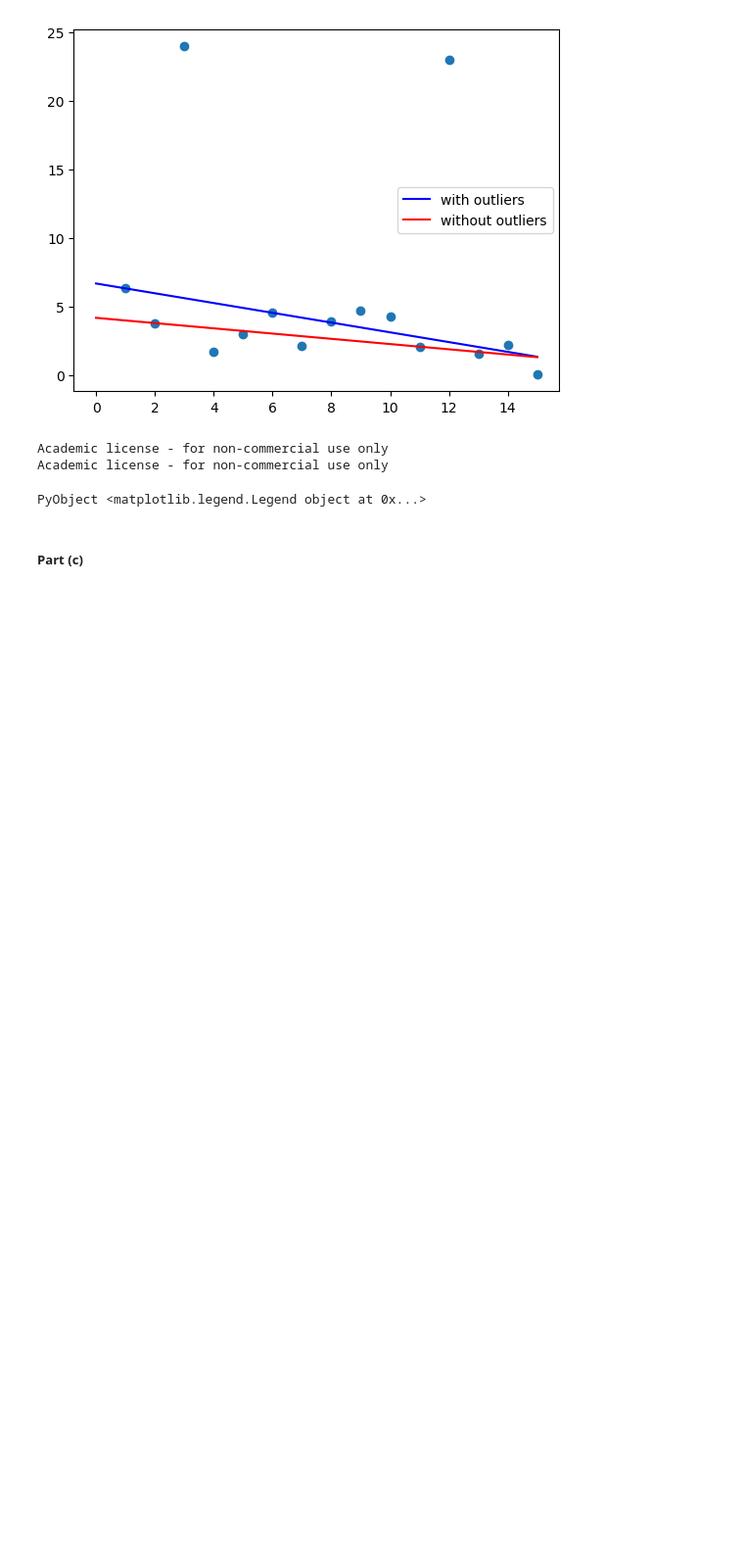
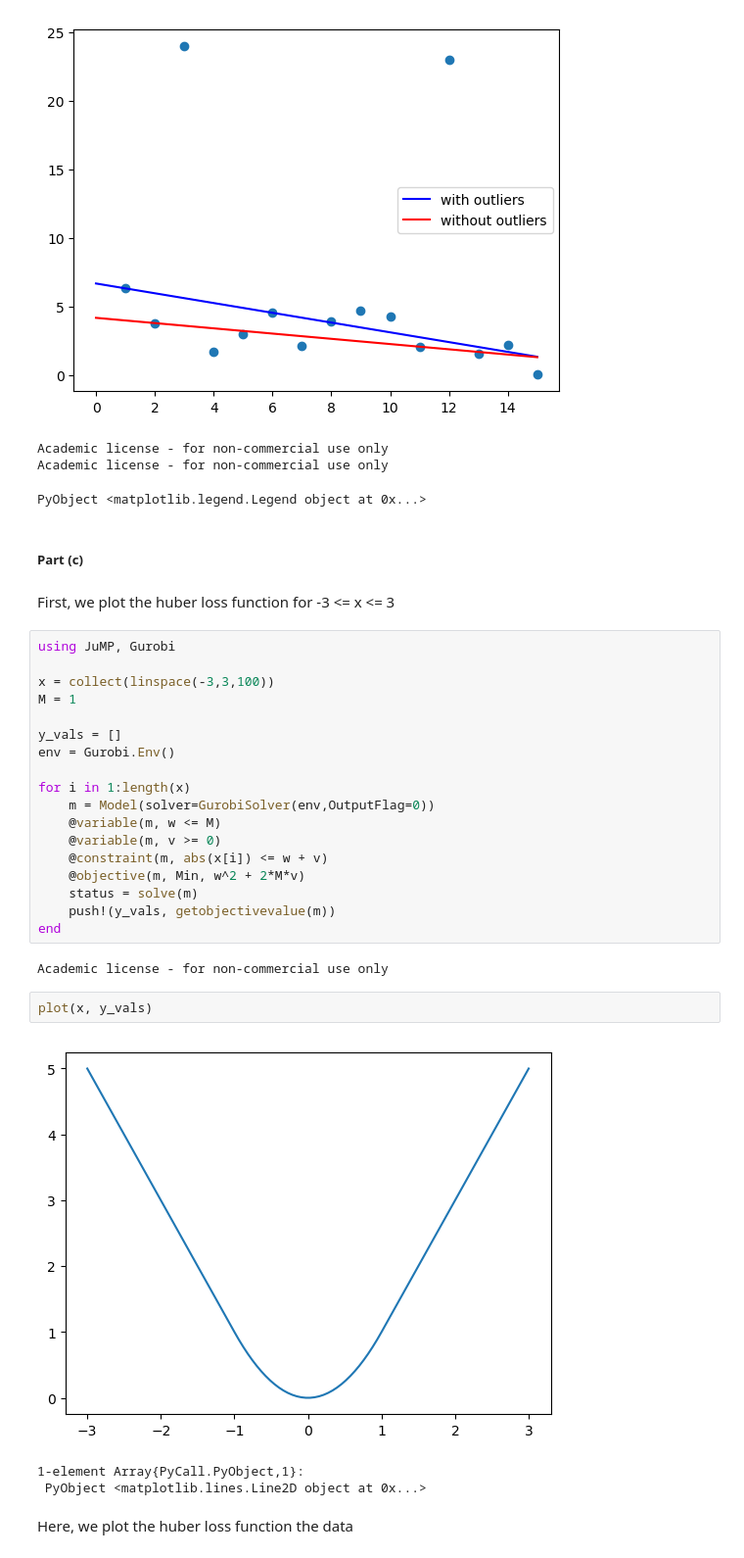
Before and after one commit to TurbulentCupcake/CS524Homeworks, a Jupyter notebook: Homework 7.ipynb, the cells around one changed output. Shown at 98% size. Drawn from its saved outputs; the diff is of its cells as text; blank space fills up the shorter version.

```diff
--- a/Homework 7.ipynb
+++ b/Homework 7.ipynb
@@ -189,3 +188,33 @@ Academic license - for non-commercial use only
 PyObject <matplotlib.legend.Legend object at 0x...>
 # %% [markdown]
 ##### Part (c)
+# %% [markdown]
+First, we plot the huber loss function for -3 <= x <= 3
+# %%
+using JuMP, Gurobi
+
+x = collect(linspace(-3,3,100))
+M = 1
+
+y_vals = []
+env = Gurobi.Env()
+
+for i in 1:length(x)
+    m = Model(solver=GurobiSolver(env,OutputFlag=0))
+    @variable(m, w <= M)
+    @variable(m, v >= 0)
+    @constraint(m, abs(x[i]) <= w + v)
+    @objective(m, Min, w^2 + 2*M*v)
+    status = solve(m)
+    push!(y_vals, getobjectivevalue(m))
+end
+# %% [output]
+Academic license - for non-commercial use only
+# %%
+plot(x, y_vals)
+# %% [output]
+[figure, added]
+1-element Array{PyCall.PyObject,1}:
+ PyObject <matplotlib.lines.Line2D object at 0x...>
+# %% [markdown]
+Here, we plot the huber loss function the data
```
Also changed, not shown: parts of 13 cells of this notebook.
